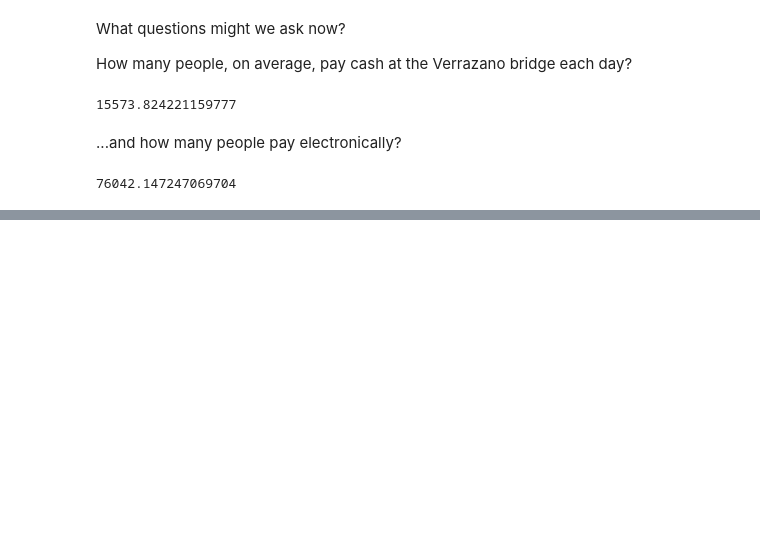
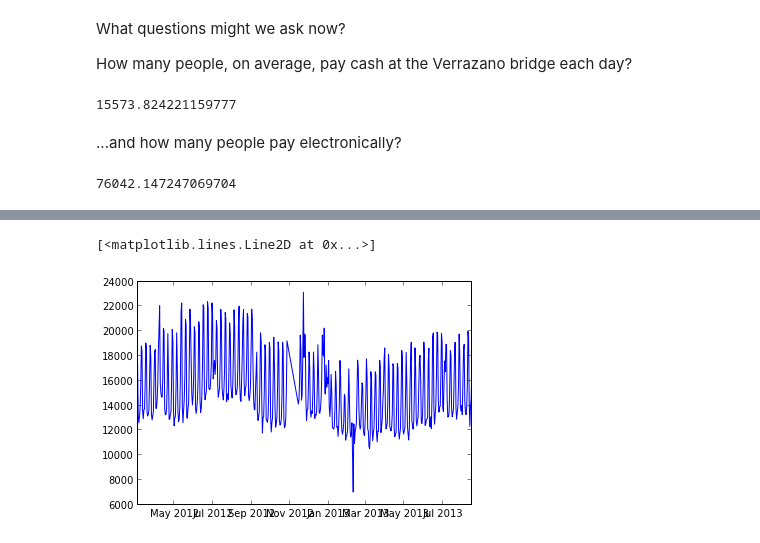
Before and after one commit to hmason/datastorytelling, a Jupyter notebook: Bridges and Tunnels.ipynb, the cells around one changed output, grey strips where cells are left out. Drawn from its saved outputs; the diff is of its cells as text; code cells hidden in the pictures; blank space fills up the shorter version.

Commit message:
first few graphs

```diff
--- a/Bridges and Tunnels.ipynb
+++ b/Bridges and Tunnels.ipynb
@@ -15,3 +7,5 @@ with open('verrazano.csv','rb') as csvfile:
+# %%
+verrazano_data = mlab.csv2rec("verrazano.csv")
 # %% [markdown]
 Now let's take a look at a random row from the dataset (and you can re-run that cell a few times to see different samples).
 
@@ -40,0 +50,10 @@ numpy.mean(etc_payments)
+# %%
+s = cbook.Sorter()
+s(verrazano_data)
+all_dates = [v[0] for v in verrazano_data]
+cash_payments = [v[1] for v in verrazano_data]
+etc_payments = [v[2] for v in verrazano_data]
+pyplot.plot(all_dates, cash_payments)
+# %% [output]
+[<matplotlib.lines.Line2D at 0x...>]
+[figure, added]
```
Also changed, not shown: parts of 5 cells of this notebook.
